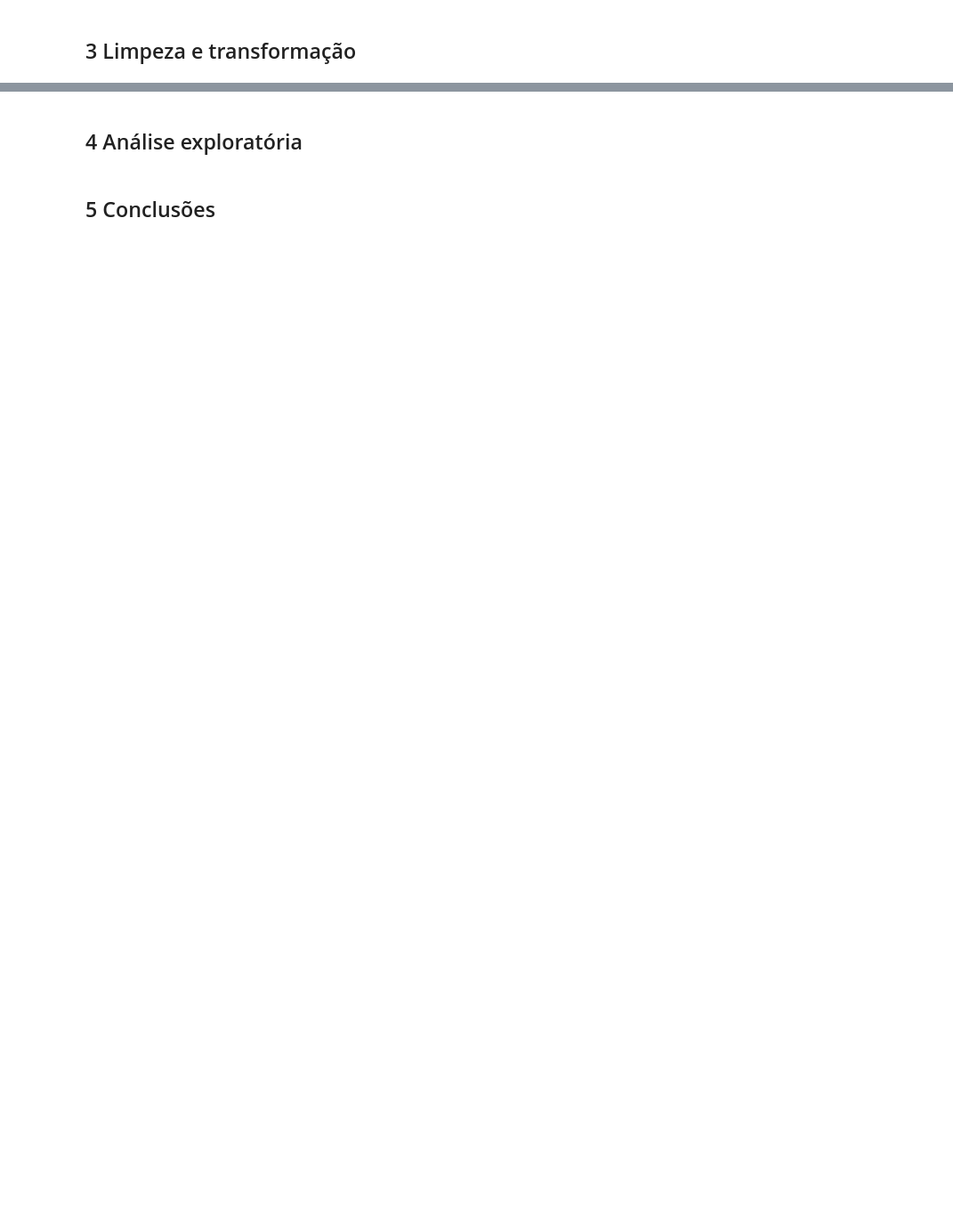
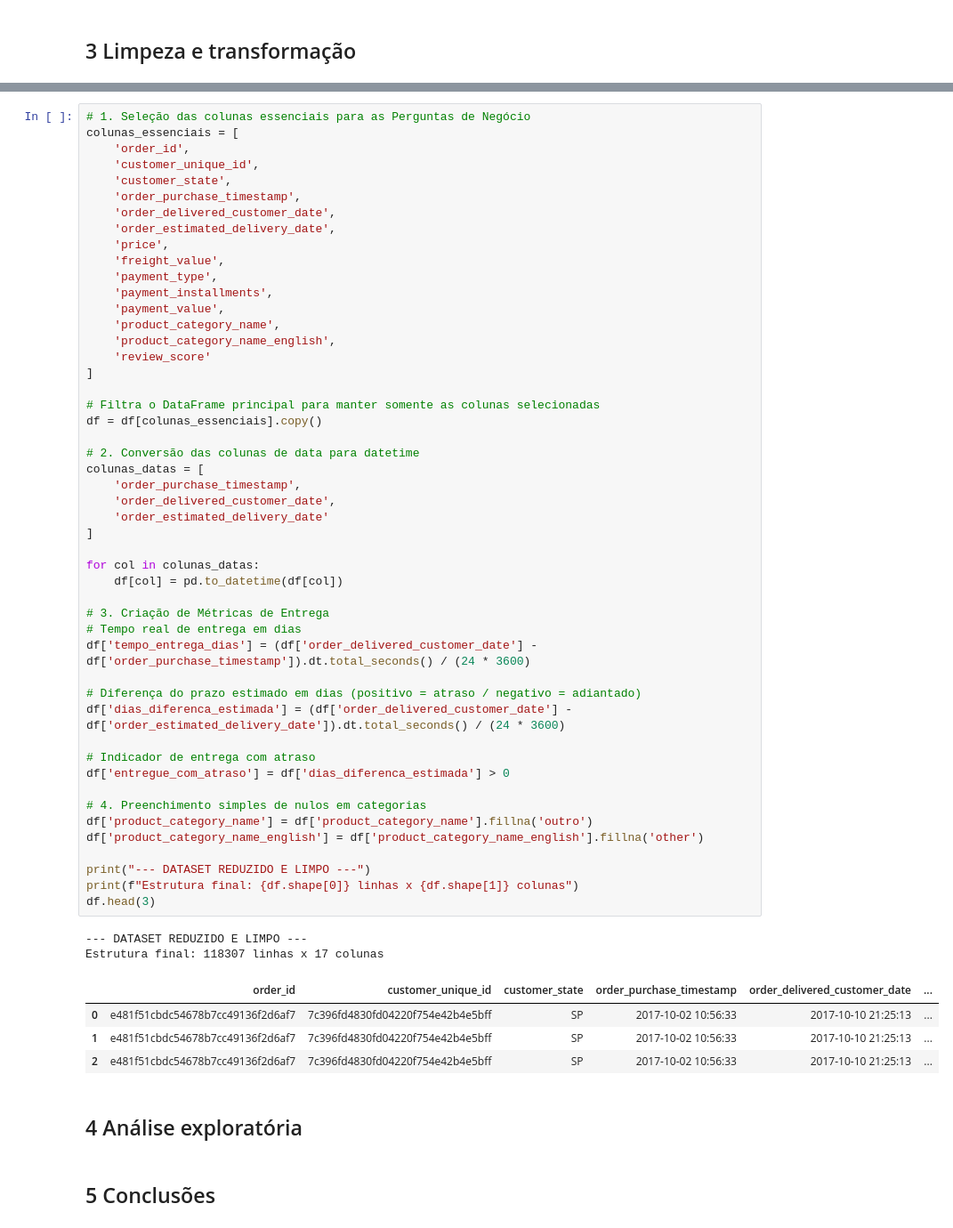
Before and after one commit to heliobrandao/projeto-tecnicas-programacao-i-py-ada, a Jupyter notebook: notebooks/analise.ipynb, the cells around one changed output, grey strips where cells are left out. Shown at 89% size. Drawn from its saved outputs; the diff is of its cells as text; blank space fills up the shorter version.

```diff
--- a/notebooks/analise.ipynb
+++ b/notebooks/analise.ipynb
@@ -306,3 +339,59 @@ plt.show()
+# %%
+# 1. Seleção das colunas essenciais para as Perguntas de Negócio
+colunas_essenciais = [
+    'order_id',
+    'customer_unique_id',
+    'customer_state',
+    'order_purchase_timestamp',
+    'order_delivered_customer_date',
+    'order_estimated_delivery_date',
+    'price',
+    'freight_value',
+    'payment_type',
+    'payment_installments',
+    'payment_value',
+    'product_category_name',
+    'product_category_name_english',
+    'review_score'
+]
+
+# Filtra o DataFrame principal para manter somente as colunas selecionadas
+df = df[colunas_essenciais].copy()
+
+# 2. Conversão das colunas de data para datetime
+colunas_datas = [
+    'order_purchase_timestamp',
+    'order_delivered_customer_date',
+    'order_estimated_delivery_date'
+]
+
+for col in colunas_datas:
+    df[col] = pd.to_datetime(df[col])
+
+# 3. Criação de Métricas de Entrega
+# Tempo real de entrega em dias
+df['tempo_entrega_dias'] = (df['order_delivered_customer_date'] - df['order_purchase_timestamp']).dt.total_seconds() / (24 * 3600)
+
+# Diferença do prazo estimado em dias (positivo = atraso / negativo = adiantado)
+df['dias_diferenca_estimada'] = (df['order_delivered_customer_date'] - df['order_estimated_delivery_date']).dt.total_seconds() / (24 * 3600)
+
+# Indicador de entrega com atraso
+df['entregue_com_atraso'] = df['dias_diferenca_estimada'] > 0
+
+# 4. Preenchimento simples de nulos em categorias
+df['product_category_name'] = df['product_category_name'].fillna('outro')
+df['product_category_name_english'] = df['product_category_name_english'].fillna('other')
+
+print("--- DATASET REDUZIDO E LIMPO ---")
+print(f"Estrutura final: {df.shape[0]} linhas x {df.shape[1]} colunas")
+df.head(3)
+# %% [output]
+--- DATASET REDUZIDO E LIMPO ---
+Estrutura final: 118307 linhas x 17 colunas
+|  | order_id | customer_unique_id | customer_state | order_purchase_timestamp | order_delivered_customer_date | ... |
+| 0 | e481f51cbdc54678b7cc49136f2d6af7 | 7c396fd4830fd04220f754e42b4e5bff | SP | 2017-10-02 10:56:33 | 2017-10-10 21:25:13 | ... |
+| 1 | e481f51cbdc54678b7cc49136f2d6af7 | 7c396fd4830fd04220f754e42b4e5bff | SP | 2017-10-02 10:56:33 | 2017-10-10 21:25:13 | ... |
+| 2 | e481f51cbdc54678b7cc49136f2d6af7 | 7c396fd4830fd04220f754e42b4e5bff | SP | 2017-10-02 10:56:33 | 2017-10-10 21:25:13 | ... |
 # %% [markdown]
 ## 4 Análise exploratória
 # %% [markdown]
```
Also changed, not shown: parts of 2 cells of this notebook.
